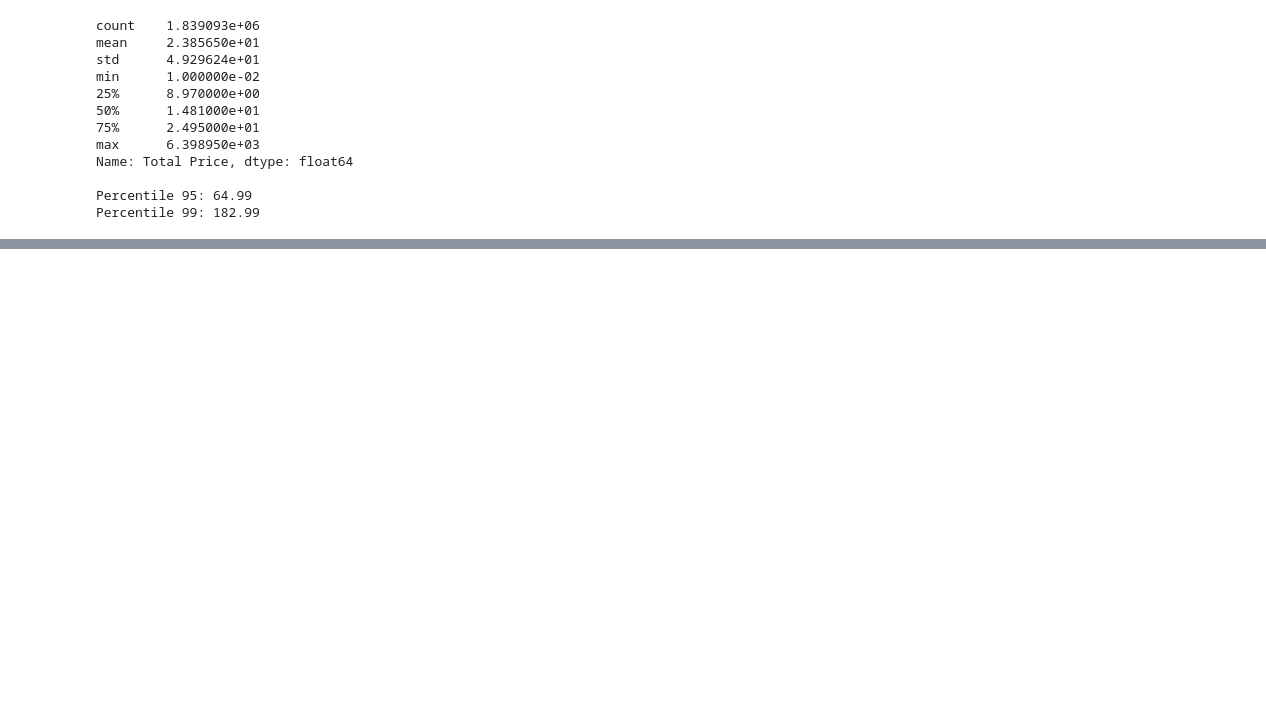
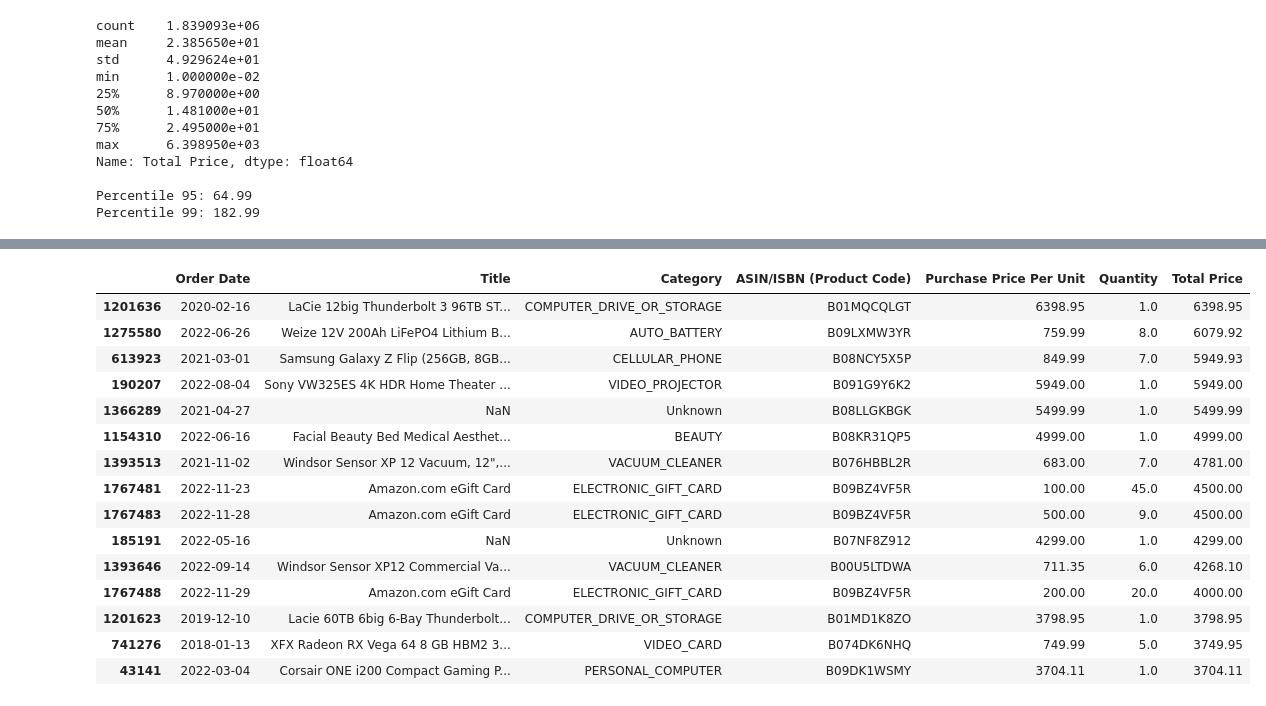
Before and after one commit to Verzol/amazon-customer-segmentation, a Jupyter notebook: notebooks/01_eda.ipynb, the cells around one changed output, grey strips where cells are left out. Saved outputs shown, nothing was run; the diff lists cells and outputs as text; code cells hidden in the pictures; blank space fills up the shorter version.

```diff
--- a/notebooks/01_eda.ipynb
+++ b/notebooks/01_eda.ipynb
@@ -210,0 +230,22 @@ Percentile 99: 182.99
+# %%
+purchases.sort_values("Total Price", ascending=False).head(15) [
+    ["Order Date", "Title", "Category", "ASIN/ISBN (Product Code)",
+                "Purchase Price Per Unit", "Quantity", "Total Price"]
+]
+# %% [output]
+|  | Order Date | Title | Category | ASIN/ISBN (Product Code) | Purchase Price Per Unit | Quantity | Total Price |
+| 1201636 | 2020-02-16 | LaCie 12big Thunderbolt 3 96TB ST... | COMPUTER_DRIVE_OR_STORAGE | B01MQCQLGT | 6398.95 | 1.0 | 6398.95 |
+| 1275580 | 2022-06-26 | Weize 12V 200Ah LiFePO4 Lithium B... | AUTO_BATTERY | B09LXMW3YR | 759.99 | 8.0 | 6079.92 |
+| 613923 | 2021-03-01 | Samsung Galaxy Z Flip (256GB, 8GB... | CELLULAR_PHONE | B08NCY5X5P | 849.99 | 7.0 | 5949.93 |
+| 190207 | 2022-08-04 | Sony VW325ES 4K HDR Home Theater ... | VIDEO_PROJECTOR | B091G9Y6K2 | 5949.00 | 1.0 | 5949.00 |
+| 1366289 | 2021-04-27 | NaN | Unknown | B08LLGKBGK | 5499.99 | 1.0 | 5499.99 |
+| 1154310 | 2022-06-16 | Facial Beauty Bed Medical Aesthet... | BEAUTY | B08KR31QP5 | 4999.00 | 1.0 | 4999.00 |
+| 1393513 | 2021-11-02 | Windsor Sensor XP 12 Vacuum, 12",... | VACUUM_CLEANER | B076HBBL2R | 683.00 | 7.0 | 4781.00 |
+| 1767481 | 2022-11-23 | Amazon.com eGift Card | ELECTRONIC_GIFT_CARD | B09BZ4VF5R | 100.00 | 45.0 | 4500.00 |
+| 1767483 | 2022-11-28 | Amazon.com eGift Card | ELECTRONIC_GIFT_CARD | B09BZ4VF5R | 500.00 | 9.0 | 4500.00 |
+| 185191 | 2022-05-16 | NaN | Unknown | B07NF8Z912 | 4299.00 | 1.0 | 4299.00 |
+| 1393646 | 2022-09-14 | Windsor Sensor XP12 Commercial Va... | VACUUM_CLEANER | B00U5LTDWA | 711.35 | 6.0 | 4268.10 |
+| 1767488 | 2022-11-29 | Amazon.com eGift Card | ELECTRONIC_GIFT_CARD | B09BZ4VF5R | 200.00 | 20.0 | 4000.00 |
+| 1201623 | 2019-12-10 | Lacie 60TB 6big 6-Bay Thunderbolt... | COMPUTER_DRIVE_OR_STORAGE | B01MD1K8ZO | 3798.95 | 1.0 | 3798.95 |
+| 741276 | 2018-01-13 | XFX Radeon RX Vega 64 8 GB HBM2 3... | VIDEO_CARD | B074DK6NHQ | 749.99 | 5.0 | 3749.95 |
+| 43141 | 2022-03-04 | Corsair ONE i200 Compact Gaming P... | PERSONAL_COMPUTER | B09DK1WSMY | 3704.11 | 1.0 | 3704.11 |
```
Also changed, not shown: parts of 14 cells of this notebook.
